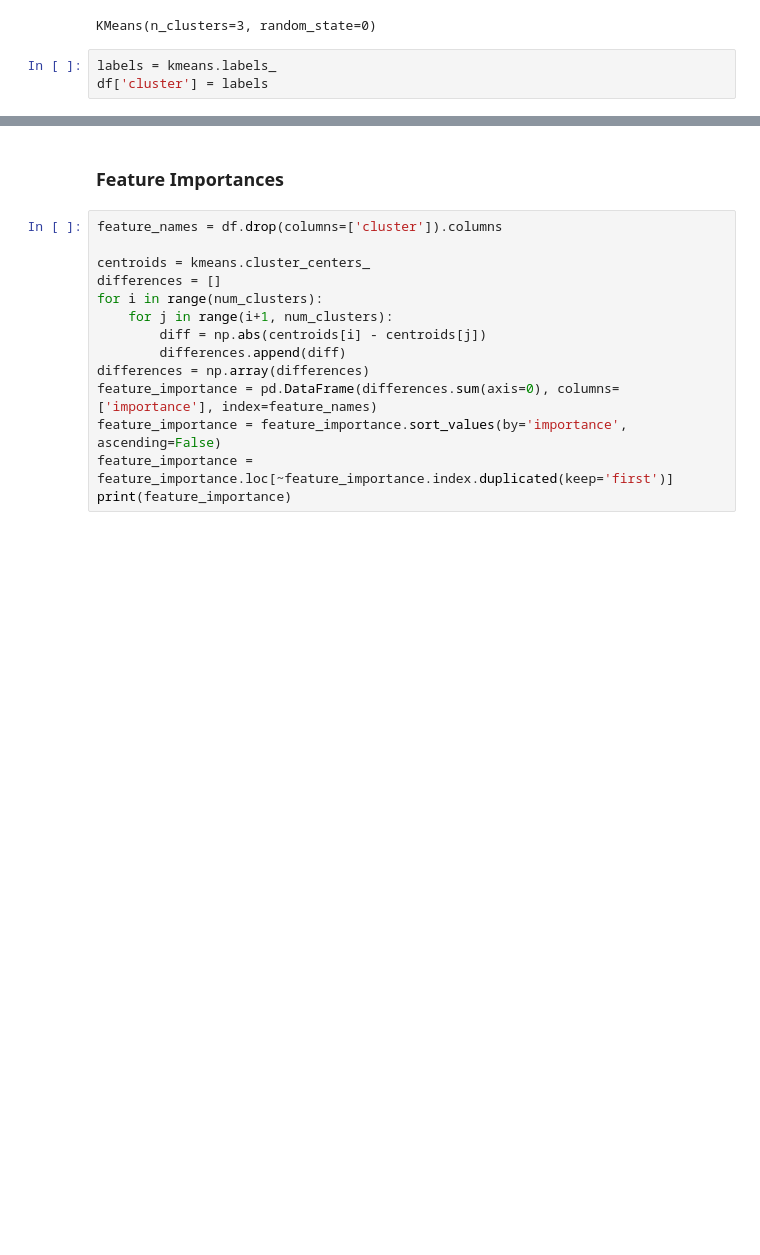
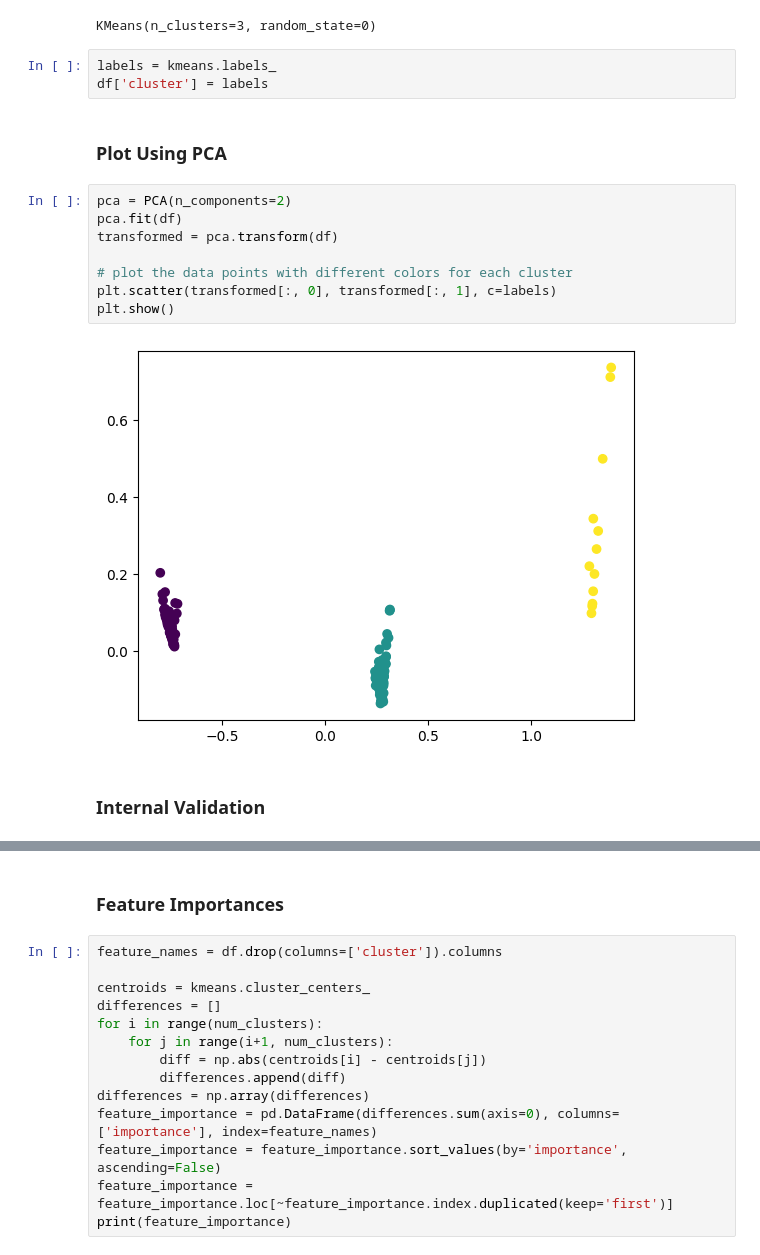
Before and after one commit to nehabhatia8/MLB-Project, a Jupyter notebook: MLB_Neha.ipynb, the cells around one changed output, grey strips where cells are left out. Cells and saved outputs as stored; diff of their text form; blank space fills up the shorter version.

```diff
--- a/MLB_Neha.ipynb
+++ b/MLB_Neha.ipynb
@@ -148,3 +162,17 @@ KMeans(n_clusters=3, random_state=0)
 # %%
 labels = kmeans.labels_
 df['cluster'] = labels
+# %% [markdown]
+### Plot Using PCA
+# %%
+pca = PCA(n_components=2)
+pca.fit(df)
+transformed = pca.transform(df)
+
+# plot the data points with different colors for each cluster
+plt.scatter(transformed[:, 0], transformed[:, 1], c=labels)
+plt.show()
+# %% [output]
+[figure, added]
+# %% [markdown]
+### Internal Validation
```
Also changed, not shown: parts of 24 cells of this notebook.
